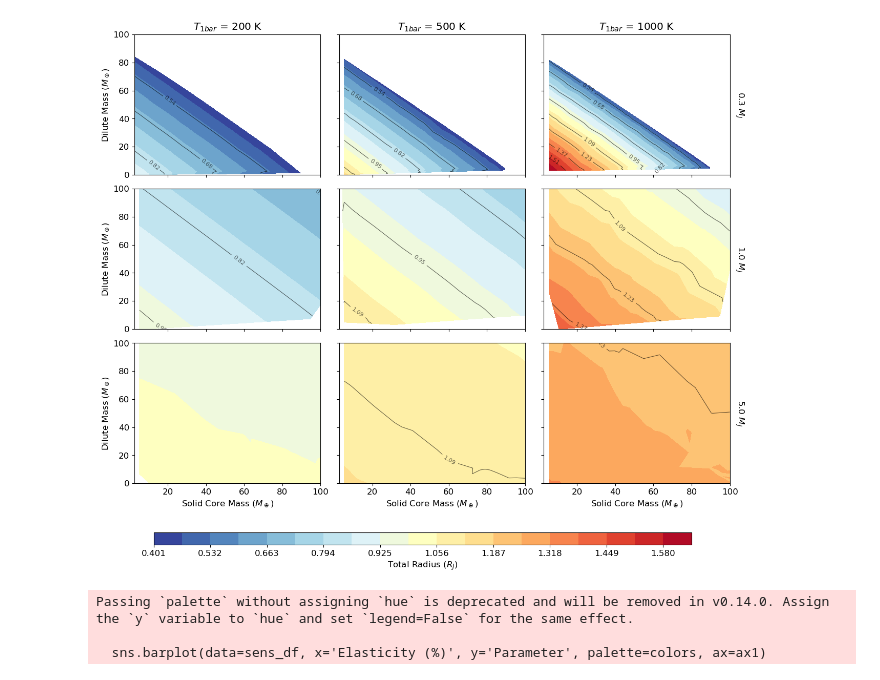
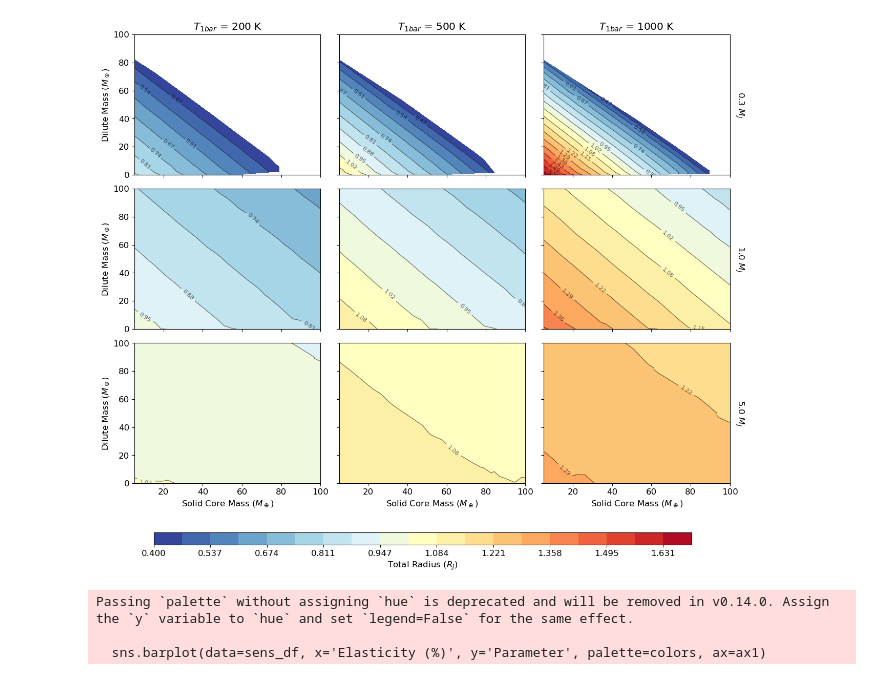
Before and after one commit to ChristianSWilkinson/fuzzycore, a Jupyter notebook: notebooks/planet_stats.ipynb, the cells around one changed output. Cells and saved outputs as stored; diff of their text form; code cells hidden in the pictures.

```diff
--- a/notebooks/planet_stats.ipynb
+++ b/notebooks/planet_stats.ipynb
@@ -21,7 +21,7 @@ import numpy as np
 import matplotlib.pyplot as plt
 
 # 1. Read and Clean Data
-df = pd.read_csv('../data/equivalence_grid_3x3.csv')
+df = pd.read_csv('../scripts/equivalence_grid_3x3.csv')
 cols_to_convert = ['M_total_Mj', 'M_core_input_Me', 'Z_base', 'M_Z_total_Me', 'R_total_Rj', 'Sigma_dilute', 'target_value', 'T_surf_K']
 for col in cols_to_convert:
     df[col] = pd.to_numeric(df[col], errors='coerce')
@@ -46,7 +46,7 @@ r_min = df['R_total_Rj'].min()
 r_max = df['R_total_Rj'].max()
 
 global_levels = np.linspace(r_min, r_max, 20)
-line_levels = np.linspace(r_min, r_max, 10)
+line_levels = np.linspace(r_min, r_max, 20)
 # ---------------------------------------
 
 # 3. Setup the 3x3 Plot (Added sharey=True)
@@ -69,34 +69,34 @@ for i, m_mj in enumerate(masses_mj):
             contour = ax.tricontourf(
                 panel_df['M_core_input_Me'],
                 panel_df['M_dilute_Me'],
                 panel_df['R_total_Rj'],
                 levels=global_levels,
                 cmap='RdYlBu_r'
             )
             lines = ax.tricontour(
                 panel_df['M_core_input_Me'], panel_df['M_dilute_Me'], panel_df['R_total_Rj'],
                 levels=line_levels, colors='black', alpha=0.6, linewidths=0.8
             )
             ax.clabel(lines, inline=True, fontsize=8, fmt='%1.2f')
 
         # --- NEW: Hard limit the Y-axis to 100 Earth Masses ---
         ax.set_ylim(0, 100)
 
         # Labels and formatting
         if i == 0: ax.set_title(f"$T_{{1 bar}}$ = {int(t_k)} K")
         if j == 2: ax.text(1.05, 0.5, f"{m_mj} $M_J$", transform=ax.transAxes, rotation=270, va='center', ha='center', fontsize=12)
         if i == 2: ax.set_xlabel("Solid Core Mass ($M_\oplus$)")
         if j == 0: ax.set_ylabel("Dilute Mass ($M_\oplus$)")
 
 # Add a colorbar at the bottom
 cbar_ax = fig.add_axes([0.15, 0.05, 0.7, 0.02])
 fig.colorbar(contour, cax=cbar_ax, orientation='horizontal', label='Total Radius ($R_J$)')
 
 plt.subplots_adjust(bottom=0.15, wspace=0.1, hspace=0.1)
 plt.savefig("../figures/core_equivalence_grid.pdf", bbox_inches='tight')
 plt.show()
 # %% [output]
-[figure, old version]
+[figure, new version]
 # %%
 import pandas as pd
 import numpy as np
```
Also changed, not shown: parts of 5 cells of this notebook, 4 other files.
